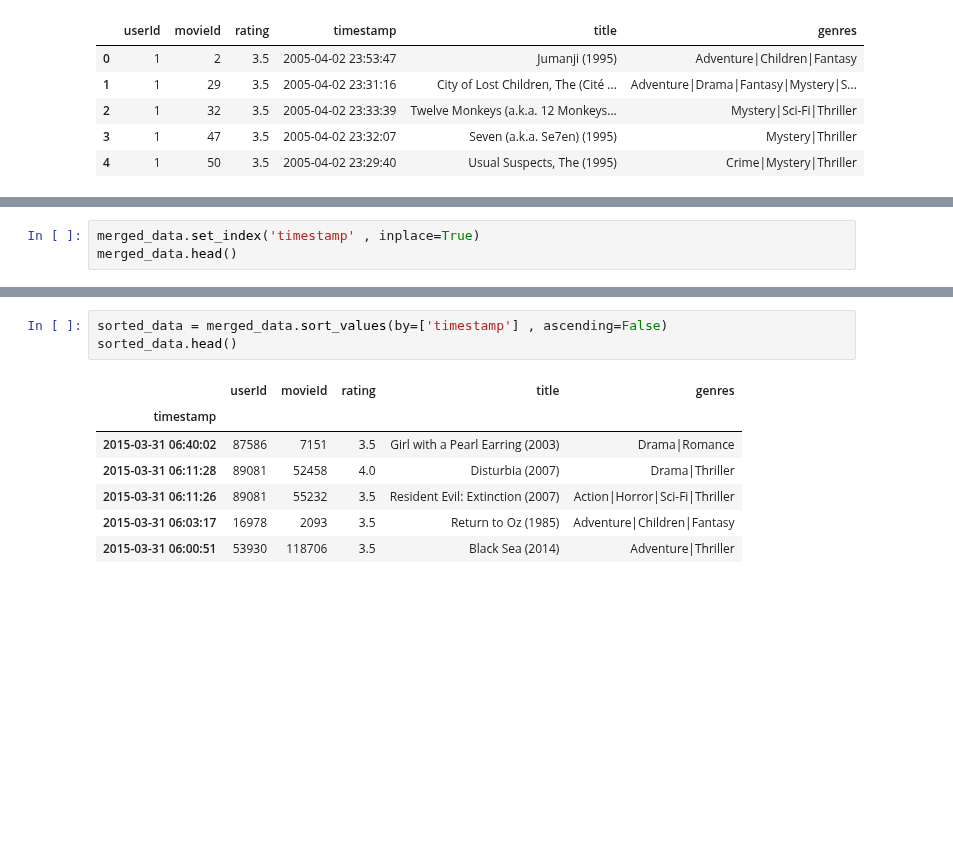
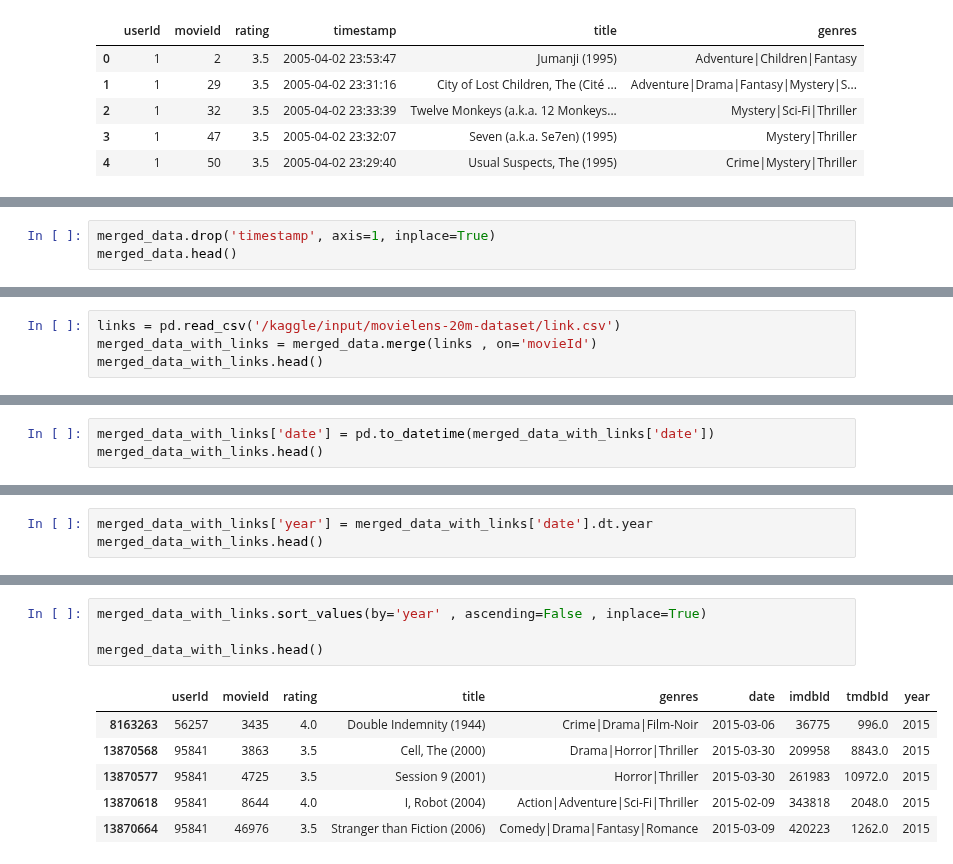
Before and after one commit to abbasatayee/collab, a Jupyter notebook: Movie_Recommendation_System.ipynb, the cells around one changed output, grey strips where cells are left out. Drawn from its saved outputs; the diff is of its cells as text; blank space fills up the shorter version.

```diff
--- a/Movie_Recommendation_System.ipynb
+++ b/Movie_Recommendation_System.ipynb
@@ -79,4 +99,4 @@ merged_data.head()
 # %%
-merged_data.set_index('timestamp' , inplace=True)
+merged_data.drop('timestamp', axis=1, inplace=True)
 merged_data.head()
 # %% [output]
@@ -89,0 +109,4 @@ merged_data.head()
+# %%
+links = pd.read_csv('/kaggle/input/movielens-20m-dataset/link.csv')
+merged_data_with_links = merged_data.merge(links , on='movieId')
+merged_data_with_links.head()
@@ -89,0 +124,3 @@ merged_data.head()
+# %%
+merged_data_with_links['date'] = pd.to_datetime(merged_data_with_links['date'])
+merged_data_with_links.head()
@@ -89,0 +152,3 @@ merged_data.head()
+# %%
+merged_data_with_links['year'] = merged_data_with_links['date'].dt.year
+merged_data_with_links.head()
@@ -90,11 +162,11 @@ merged_data.head()
 # %%
-sorted_data = merged_data.sort_values(by=['timestamp'] , ascending=False)
-sorted_data.head()
+merged_data_with_links.sort_values(by='year' , ascending=False , inplace=True)
+
+merged_data_with_links.head()
 # %% [output]
-|  | userId | movieId | rating | title | genres |
-| timestamp |  |  |  |  |  |
-| 2015-03-31 06:40:02 | 87586 | 7151 | 3.5 | Girl with a Pearl Earring (2003) | Drama|Romance |
-| 2015-03-31 06:11:28 | 89081 | 52458 | 4.0 | Disturbia (2007) | Drama|Thriller |
-| 2015-03-31 06:11:26 | 89081 | 55232 | 3.5 | Resident Evil: Extinction (2007) | Action|Horror|Sci-Fi|Thriller |
-| 2015-03-31 06:03:17 | 16978 | 2093 | 3.5 | Return to Oz (1985) | Adventure|Children|Fantasy |
-| 2015-03-31 06:00:51 | 53930 | 118706 | 3.5 | Black Sea (2014) | Adventure|Thriller |
+|  | userId | movieId | rating | title | genres | date | imdbId | tmdbId | year |
+| 8163263 | 56257 | 3435 | 4.0 | Double Indemnity (1944) | Crime|Drama|Film-Noir | 2015-03-06 | 36775 | 996.0 | 2015 |
+| 13870568 | 95841 | 3863 | 3.5 | Cell, The (2000) | Drama|Horror|Thriller | 2015-03-30 | 209958 | 8843.0 | 2015 |
+| 13870577 | 95841 | 4725 | 3.5 | Session 9 (2001) | Horror|Thriller | 2015-03-30 | 261983 | 10972.0 | 2015 |
+| 13870618 | 95841 | 8644 | 4.0 | I, Robot (2004) | Action|Adventure|Sci-Fi|Thriller | 2015-02-09 | 343818 | 2048.0 | 2015 |
+| 13870664 | 95841 | 46976 | 3.5 | Stranger than Fiction (2006) | Comedy|Drama|Fantasy|Romance | 2015-03-09 | 420223 | 1262.0 | 2015 |
```
Also changed, not shown: parts of 31 cells of this notebook.
